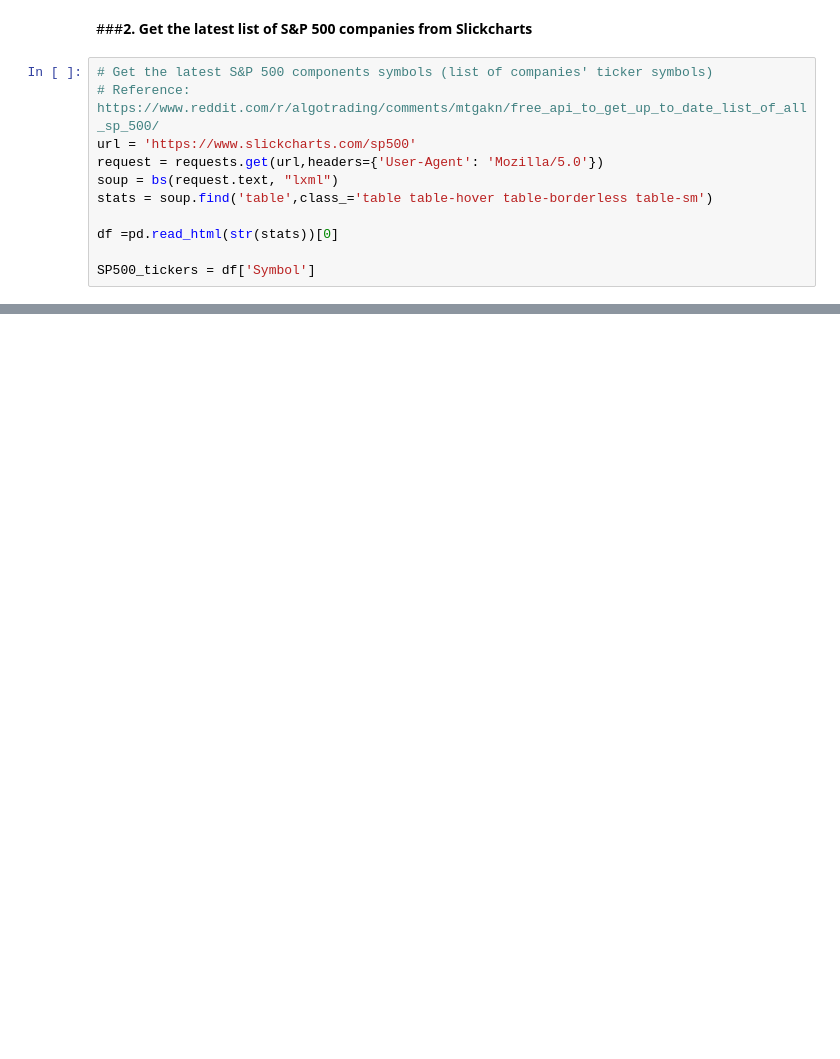
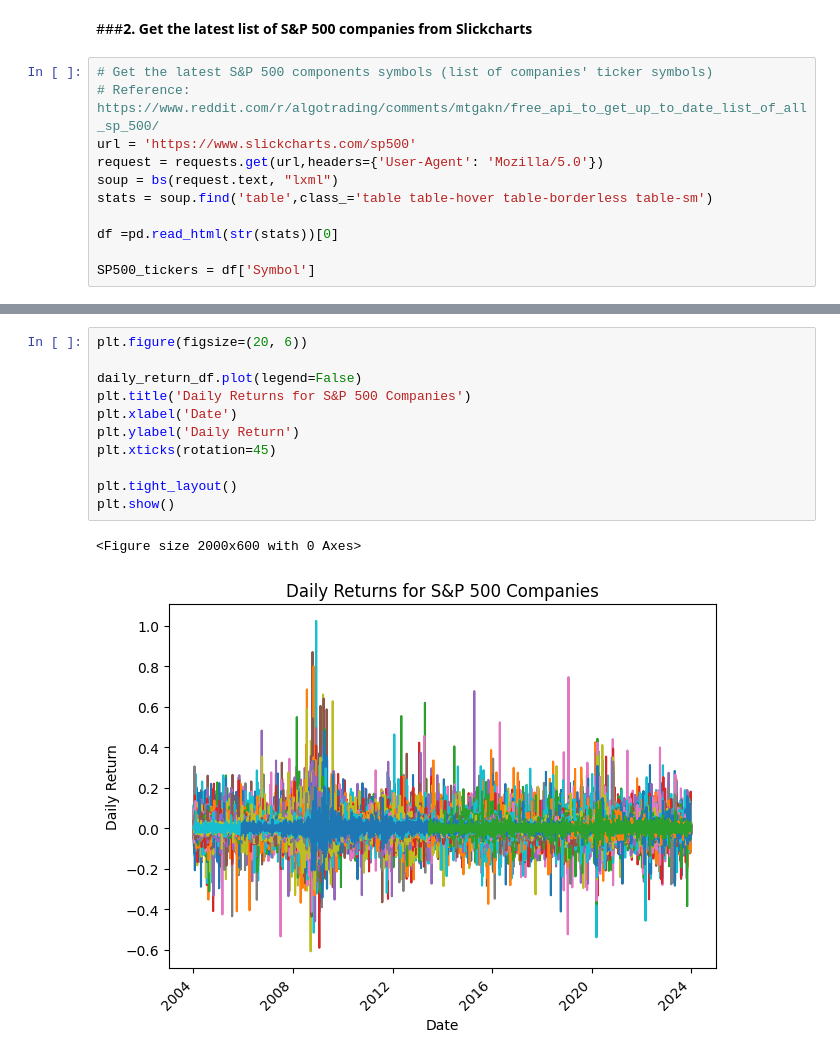
Before and after one commit to Hyshubham2504/Clustering-Based-Approach-as-an-Alternative-to-Industry-Classification, a Jupyter notebook: First_Approach.ipynb, the cells around one changed output, grey strips where cells are left out. Drawn from its saved outputs; the diff is of its cells as text; blank space fills up the shorter version.

```diff
--- a/First_Approach.ipynb
+++ b/First_Approach.ipynb
@@ -51,0 +213,14 @@ for ticker in SP500_tickers:
+# %%
+plt.figure(figsize=(20, 6))
+
+daily_return_df.plot(legend=False)
+plt.title('Daily Returns for S&P 500 Companies')
+plt.xlabel('Date')
+plt.ylabel('Daily Return')
+plt.xticks(rotation=45)
+
+plt.tight_layout()
+plt.show()
+# %% [output]
+<Figure size 2000x600 with 0 Axes>
+[figure, added]
```
Also changed, not shown: parts of 50 cells of this notebook.
